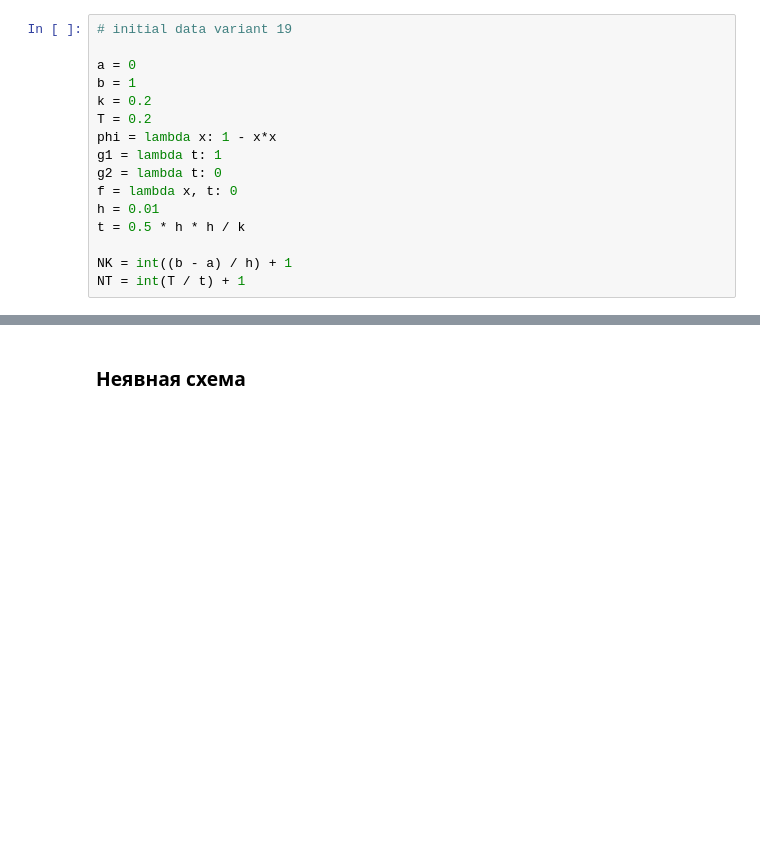
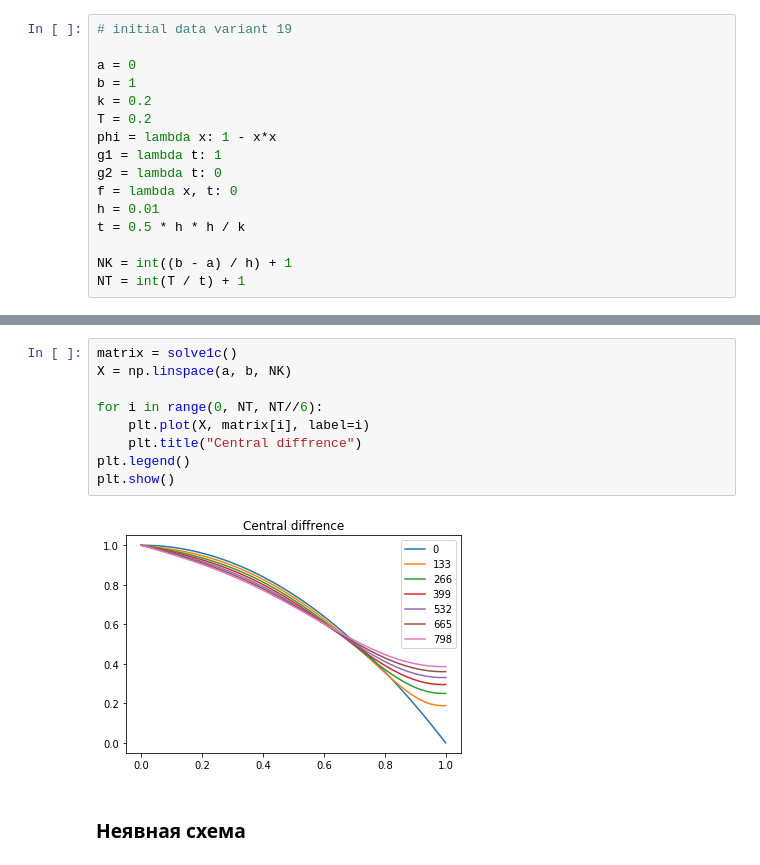
Before and after one commit to kirsider/MChA_5sem, a Jupyter notebook: lab4.ipynb, the cells around one changed output, grey strips where cells are left out. Cells and saved outputs as stored; diff of their text form; blank space fills up the shorter version.

```diff
--- a/lab4.ipynb
+++ b/lab4.ipynb
@@ -77,3 +112,14 @@ plt.show()
+# %%
+matrix = solve1c()
+X = np.linspace(a, b, NK)
+
+for i in range(0, NT, NT//6):
+    plt.plot(X, matrix[i], label=i)
+    plt.title("Central diffrence")
+plt.legend()
+plt.show()
+# %% [output]
+[figure, added]
 # %% [markdown]
 ### Неявная схема
 # %% [markdown]
```
Also changed, not shown: parts of 8 cells of this notebook.
